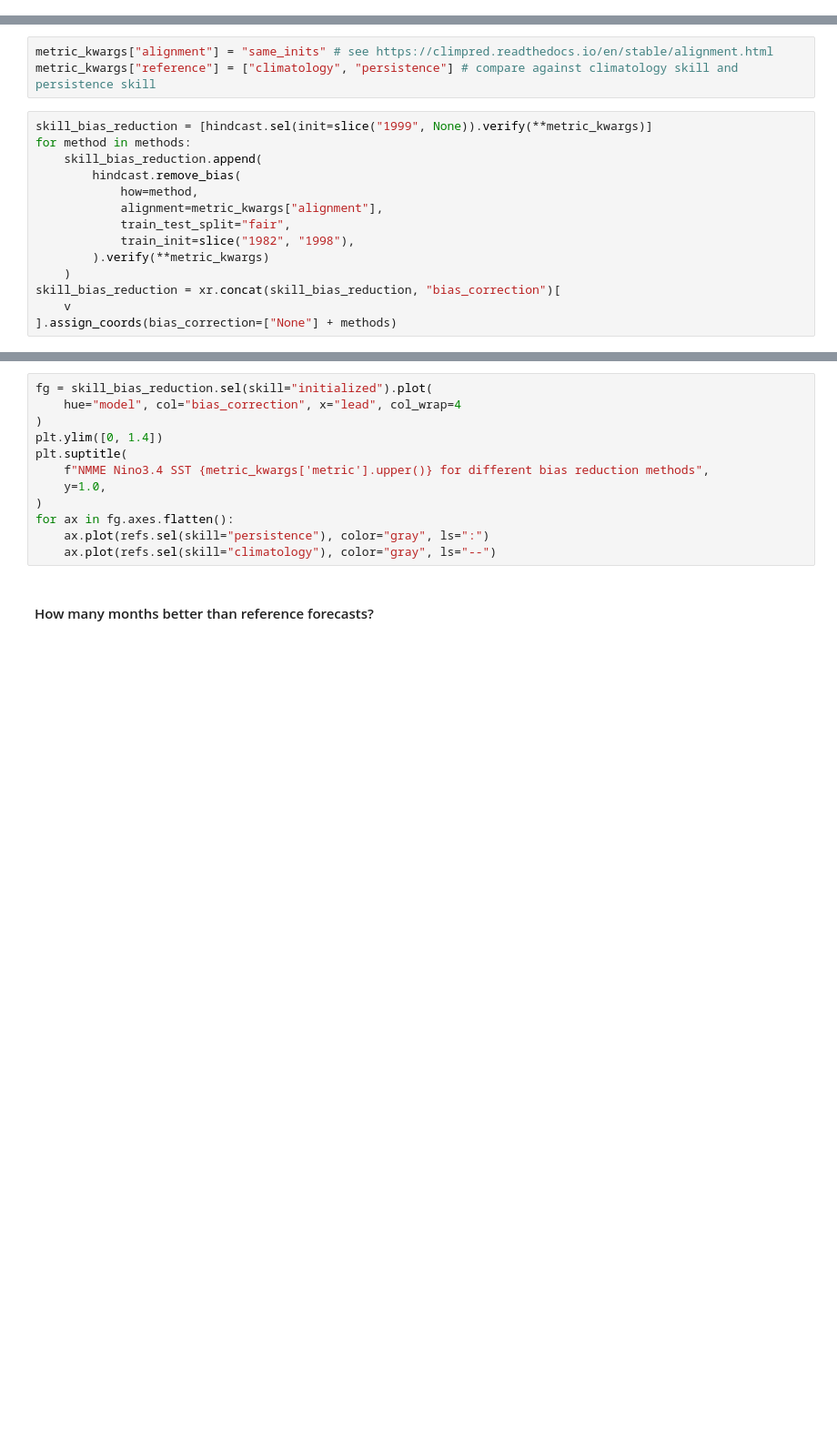
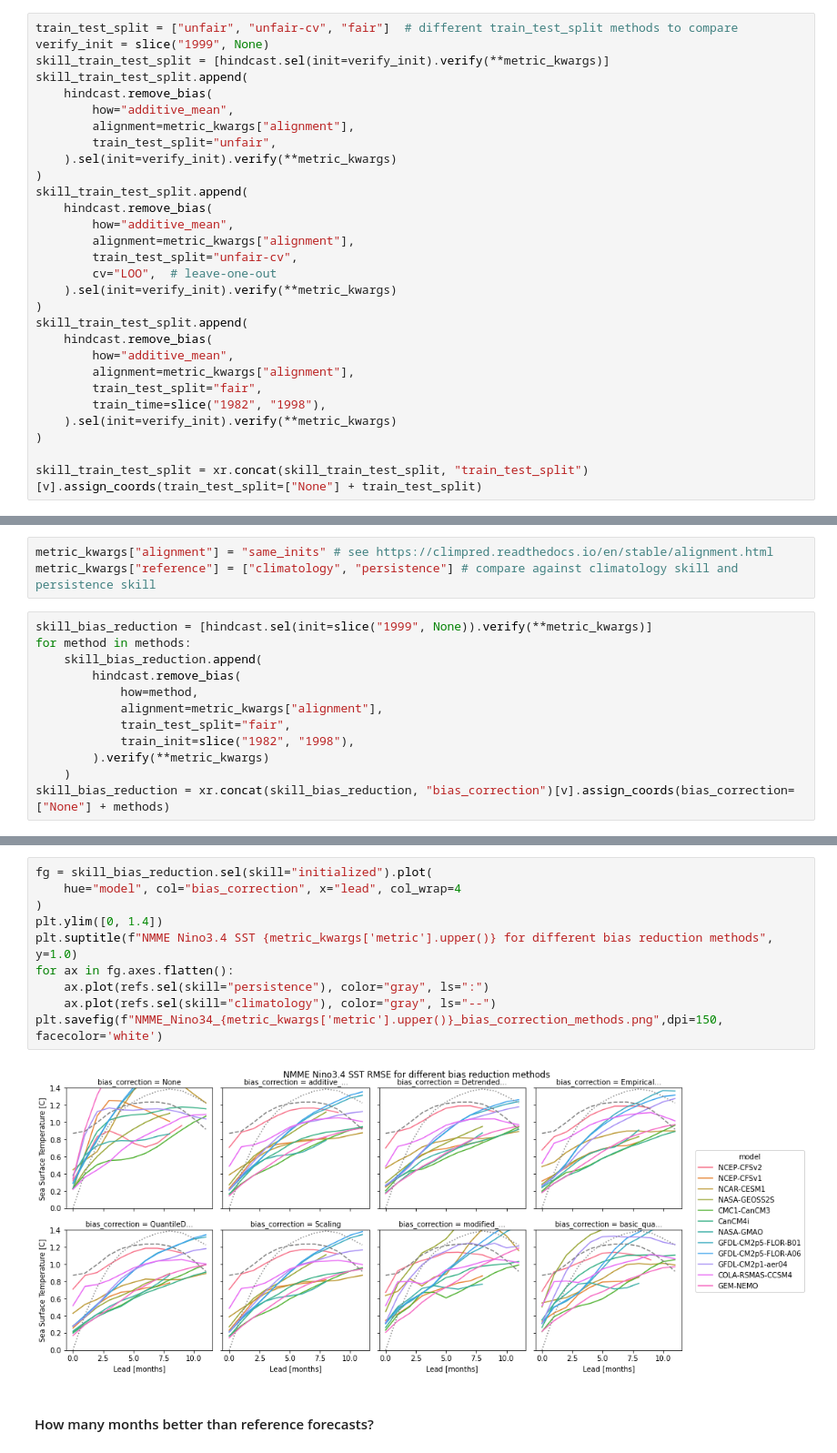
Before and after one commit to aaronspring/climpred_egu22_demo, a Jupyter notebook: EGU22.ipynb, the cells around one changed output, grey strips where cells are left out. Shown at 91% size. Saved outputs shown, nothing was run; the diff lists cells and outputs as text; blank space fills up the shorter version.

```diff
--- a/EGU22.ipynb
+++ b/EGU22.ipynb
@@ -81,2 +140,31 @@ hindcast.remove_bias(
+# %%
+train_test_split = ["unfair", "unfair-cv", "fair"]  # different train_test_split methods to compare
+verify_init = slice("1999", None)
+skill_train_test_split = [hindcast.sel(init=verify_init).verify(**metric_kwargs)]
+skill_train_test_split.append(
+    hindcast.remove_bias(
+        how="additive_mean",
+        alignment=metric_kwargs["alignment"],
+        train_test_split="unfair",
+    ).sel(init=verify_init).verify(**metric_kwargs)
+)
+skill_train_test_split.append(
+    hindcast.remove_bias(
+        how="additive_mean",
+        alignment=metric_kwargs["alignment"],
+        train_test_split="unfair-cv",
+        cv="LOO",  # leave-one-out
+    ).sel(init=verify_init).verify(**metric_kwargs)
+)
+skill_train_test_split.append(
+    hindcast.remove_bias(
+        how="additive_mean",
+        alignment=metric_kwargs["alignment"],
+        train_test_split="fair",
+        train_time=slice("1982", "1998"),
+    ).sel(init=verify_init).verify(**metric_kwargs)
+)
+
+skill_train_test_split = xr.concat(skill_train_test_split, "train_test_split")[v].assign_coords(train_test_split=["None"] + train_test_split)
 # %%
 import seaborn as sns
@@ -155,9 +214,7 @@ for method in methods:
             train_init=slice("1982", "1998"),
         ).verify(**metric_kwargs)
     )
-skill_bias_reduction = xr.concat(skill_bias_reduction, "bias_correction")[
-    v
-].assign_coords(bias_correction=["None"] + methods)
+skill_bias_reduction = xr.concat(skill_bias_reduction, "bias_correction")[v].assign_coords(bias_correction=["None"] + methods)
 # %%
 # reference forecasts are unaffected by bias_correction
 refs = skill_bias_reduction.drop_sel(skill="initialized").isel(
@@ -167,15 +228,15 @@ refs.plot(hue="skill")
 # %%
 fg = skill_bias_reduction.sel(skill="initialized").plot(
     hue="model", col="bias_correction", x="lead", col_wrap=4
 )
 plt.ylim([0, 1.4])
-plt.suptitle(
-    f"NMME Nino3.4 SST {metric_kwargs['metric'].upper()} for different bias reduction methods",
-    y=1.0,
-)
+plt.suptitle(f"NMME Nino3.4 SST {metric_kwargs['metric'].upper()} for different bias reduction methods", y=1.0)
 for ax in fg.axes.flatten():
     ax.plot(refs.sel(skill="persistence"), color="gray", ls=":")
     ax.plot(refs.sel(skill="climatology"), color="gray", ls="--")
+plt.savefig(f"NMME_Nino34_{metric_kwargs['metric'].upper()}_bias_correction_methods.png",dpi=150, facecolor='white')
+# %% [output]
+[figure, added]
 # %% [markdown]
 #### How many months better than reference forecasts?
 # %%
```
Also changed, not shown: parts of 28 cells of this notebook.
